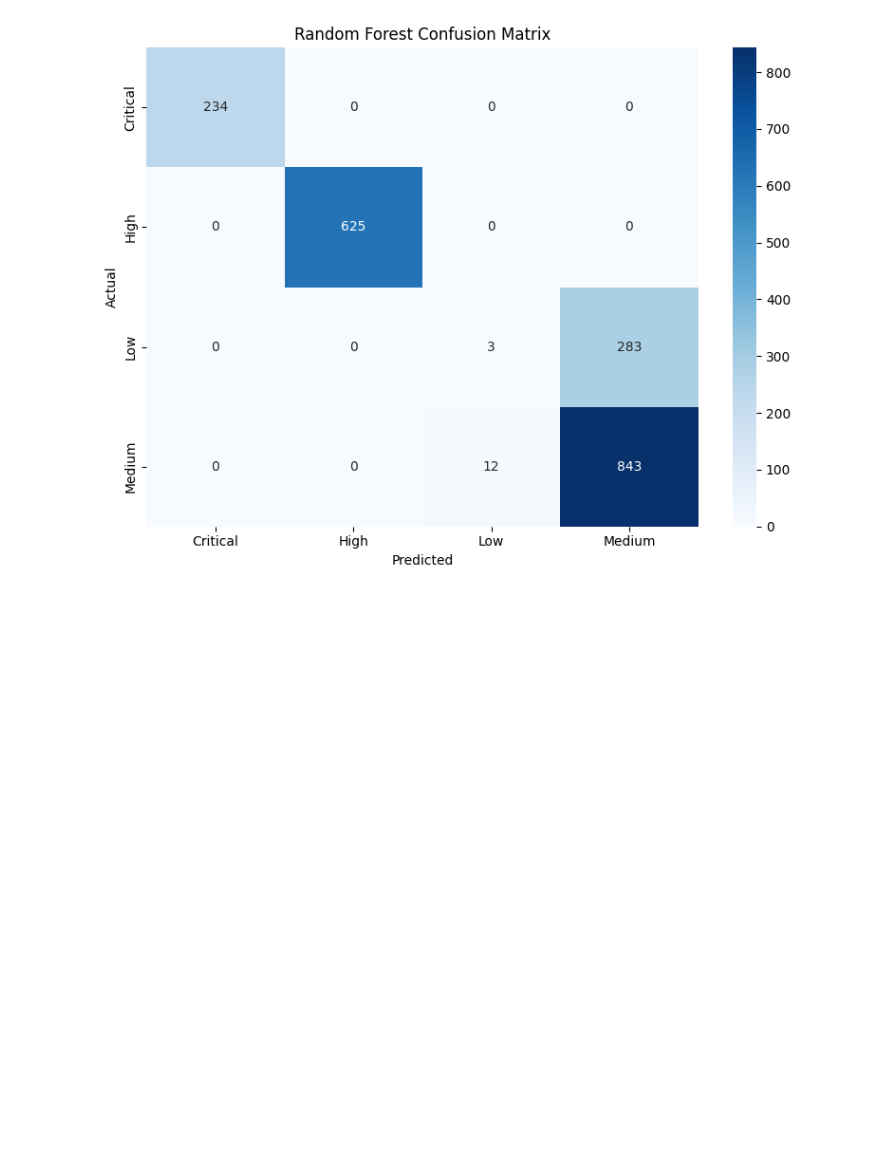
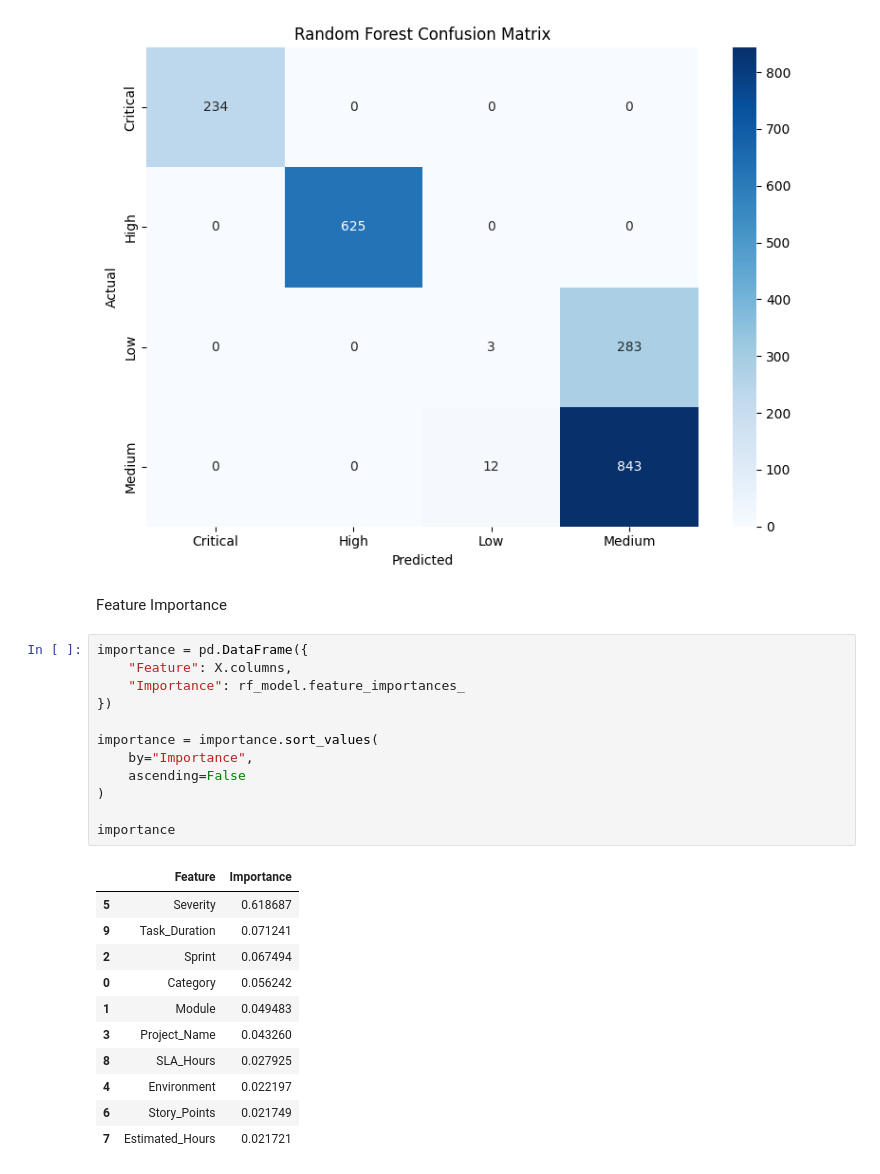
Before and after one commit to Guna-Jagathesan/AI-Powered-Task-Management-System, a Jupyter notebook: notebooks/07_Priority_Prediction_and_Workload_Balancing.ipynb, the cells around one changed output. Saved outputs shown, nothing was run; the diff lists cells and outputs as text; blank space fills up the shorter version.

```diff
--- a/notebooks/07_Priority_Prediction_and_Workload_Balancing.ipynb
+++ b/notebooks/07_Priority_Prediction_and_Workload_Balancing.ipynb
@@ -549,3 +549,29 @@ plt.savefig(
 plt.show()
 # %% [output]
 [figure]
+# %% [markdown]
+Feature Importance
+# %%
+importance = pd.DataFrame({
+    "Feature": X.columns,
+    "Importance": rf_model.feature_importances_
+})
+
+importance = importance.sort_values(
+    by="Importance",
+    ascending=False
+)
+
+importance
+# %% [output]
+|  | Feature | Importance |
+| 5 | Severity | 0.618687 |
+| 9 | Task_Duration | 0.071241 |
+| 2 | Sprint | 0.067494 |
+| 0 | Category | 0.056242 |
+| 1 | Module | 0.049483 |
+| 3 | Project_Name | 0.043260 |
+| 8 | SLA_Hours | 0.027925 |
+| 4 | Environment | 0.022197 |
+| 6 | Story_Points | 0.021749 |
+| 7 | Estimated_Hours | 0.021721 |
```
Also changed, not shown: parts of 5 cells of this notebook, 1 other file.
